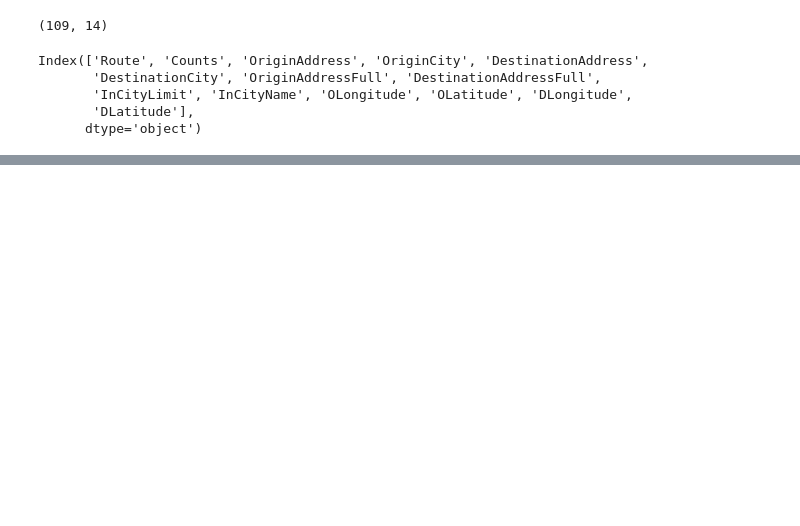
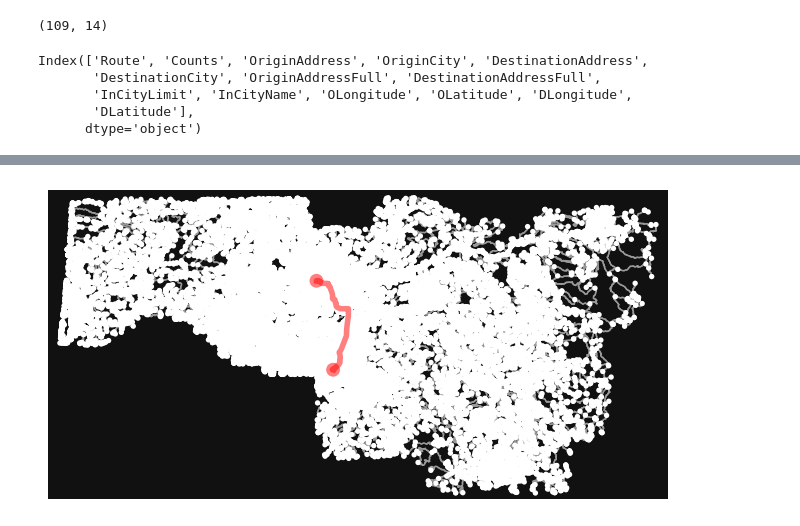
Before and after one commit to dongmeic/LCOG_support, a Jupyter notebook: Lane/ox_path_SLW-TDP_July23data.ipynb, the cells around one changed output, grey strips where cells are left out. Saved outputs shown, nothing was run; the diff lists cells and outputs as text; code cells hidden in the pictures; blank space fills up the shorter version.

```diff
--- a/Lane/ox_path_SLW-TDP_July23data.ipynb
+++ b/Lane/ox_path_SLW-TDP_July23data.ipynb
@@ -57,3 +58,7 @@ gdf
+# %%
+fig, ax = ox.plot_graph_route(G, route)
+# %% [output]
+[figure, added]
 # %%
 t0 = time.time()
 out = list(df.apply(lambda row: get_shortest_route(row.OriginAddressFull,
```
Also changed, not shown: parts of 12 cells of this notebook, 1 other file.
